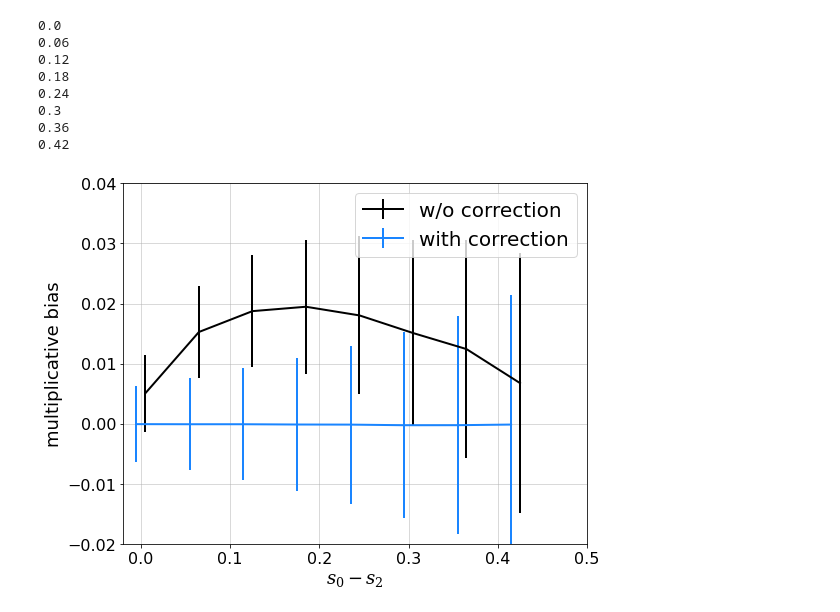
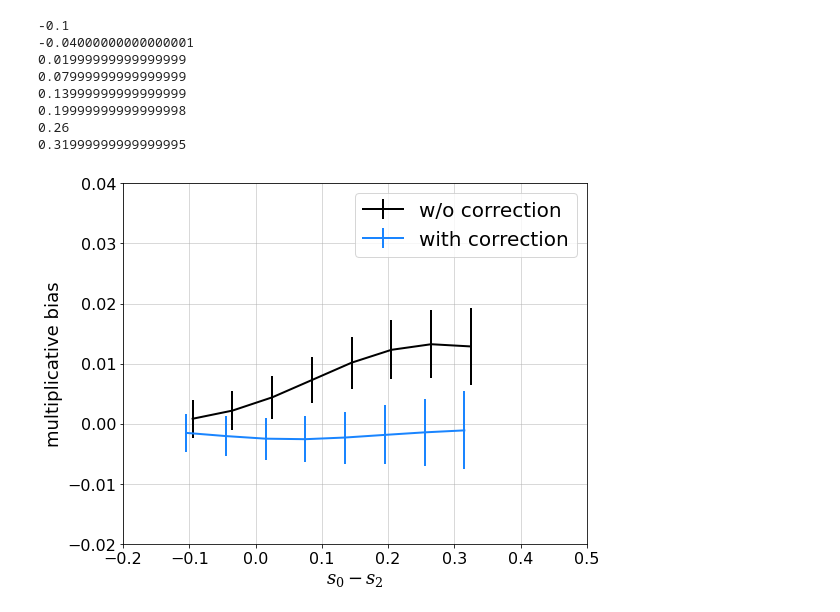
Before and after one commit to mr-superonion/FPFS_notebooks, a Jupyter notebook: ipynb/4_sheartest_noisy/5_fourierShapelets_noisy_resolution.ipynb, the cells around one changed output. Saved outputs shown, nothing was run; the diff lists cells and outputs as text; code cells hidden in the pictures.

```diff
--- a/ipynb/4_sheartest_noisy/5_fourierShapelets_noisy_resolution.ipynb
+++ b/ipynb/4_sheartest_noisy/5_fourierShapelets_noisy_resolution.ipynb
@@ -150,10 +146,11 @@ plt.tight_layout()
 # %%
 #nver='var1em9' # 'var0em0'#
-nver='var0em0' # 'var0em0'#
+nver='var4em3' # 'var0em0'#
+#nver='var0em0' # 'var0em0'#
 # read noiseless data
 outNN1=[]
 outNN2=[]
-for _i in range(100):
+for _i in range(400):
     _a1=fitsio.read(os.path.join(simDir,'srcfs2_%sCenter-%s_%s/psf60/fpfs-%s-%04d-g1-0000.fits' %(gver,nver,ver,dver,_i)))
     _a2=fitsio.read(os.path.join(simDir,'srcfs2_%sCenter-%s_%s/psf60/fpfs-%s-%04d-g1-2222.fits' %(gver,nver,ver,dver,_i)))
     outNN1.append(_a1)
@@ -164,8 +161,8 @@ outNN2 =   rfn.stack_arrays(outNN2,usemask=False)
 detM1=   pdet.peak2det(outNN1)
 detM2=   pdet.peak2det(outNN2)
 # %%
-Const  =   2000.
-noirev =   False
+Const  =   50
+noirev =   True
 ellM1  =   fpfs.fpfsBase.fpfsM2E(outNN1,dets=detM1,const=Const,noirev=noirev)
 ellM2  =   fpfs.fpfsBase.fpfsM2E(outNN2,dets=detM2,const=Const,noirev=noirev)
 gc.collect()
@@ -174,5 +234,5 @@ gc.collect()
 # %%
-use_sig=True
+use_sig=False
 x=[]
 y1=[]
 y2=[]
@@ -190,7 +250,7 @@ cornm='fpfs_RS2'
 
 dcc=0.06 # delta cut
 cutB=0.00 #
-cutsig=0.02
+cutsig=0.05
 
 for i in range(0,8):
     # update cut array
@@ -246,5 +378,5 @@ plt.tight_layout()
 # %%
-use_sig=True
+use_sig=False
 x=[]
 y1=[]
 y2=[]
@@ -262,7 +394,7 @@ cornm='fpfs_RS0'
 
 dcc=0.06 # delta cut
 cutB=0.00 #
-cutsig=0.02
+cutsig=0.05
 
 for i in range(0,8):
     # update cut array
@@ -328,11 +532,11 @@ fig,axes=pltutil.make_figure_axes(1,1)
 ax=axes[0]
 
 xlabel='$s_0-s_2$'
-ax.set_xlim(-0.02,0.5)
+ax.set_xlim(-0.2,0.5)
 
 dcc=0.06 # delta cut
-cutB=0.00 #
-cutsig=0.02
+cutB=-0.1 #
+cutsig=0.08
 
 for i in range(0,8):
     # update cut array
@@ -354,39 +558,39 @@ for i in range(0,8):
 
     # weight array
     ws2 = np.ones(len(detM2))
     if use_sig:
         _wtmp= sigmoid_func(sel2,mu=cut,sigma=cutsig)
     else:
         _wtmp= truncSine_func(sel2,mu=cut,sigma=cutsig)
     ws2=ws2*_wtmp
 
     cor1,cor1b = get_selbias(sel1,selrv1,ws1,cut,cutsig)
     cor2,cor2b = get_selbias(sel2,selrv2,ws2,cut,cutsig)
     de   = np.sum(ellM2['fpfs_e1']*ws2)-np.sum(ellM1['fpfs_e1']*ws1)
     rave = (np.sum(ellM2['fpfs_RE']*ws2)+np.sum(ellM1['fpfs_RE']*ws1))/2.
     raveR= (np.sum(ellM2['fpfs_RE']*ws2)+np.sum(ellM1['fpfs_RE']*ws1)+cor1+cor2)/2.
     x.append(cut)
     y1.append(de/rave/0.04-1)
     y2.append(de/raveR/0.04-1)
     yerr.append(0.15*np.sqrt(np.sum((ellM2['fpfs_RE']*ws2)**2.))/raveR/0.04)
 gc.collect()
 
 ax.errorbar(np.array(x)+0.005,np.array(y1),np.array(yerr),label='w/o correction',color=pltutil.colors[0])
 ax.errorbar(np.array(x)-0.005,np.array(y2),np.array(yerr),label='with correction',color=pltutil.colors[1])
 ax.set_xlabel(xlabel)
 ax.set_ylabel('multiplicative bias')
 ax.set_ylim(-0.02,0.04)
 ax.grid()
 ax.legend()
 plt.tight_layout()
 #fig.savefig('../../html/noisy_knownRef_%s.png' %pn)
 # %% [output]
-0.0
-0.06
-0.12
-0.18
-0.24
-0.3
-0.36
-0.42
+-0.1
+-0.04000000000000001
+0.01999999999999999
+0.07999999999999999
+0.13999999999999999
+0.19999999999999998
+0.26
+0.31999999999999995
-[figure, old version]
+[figure, new version]
```
Also changed, not shown: parts of 11 cells of this notebook, 2 other files.
